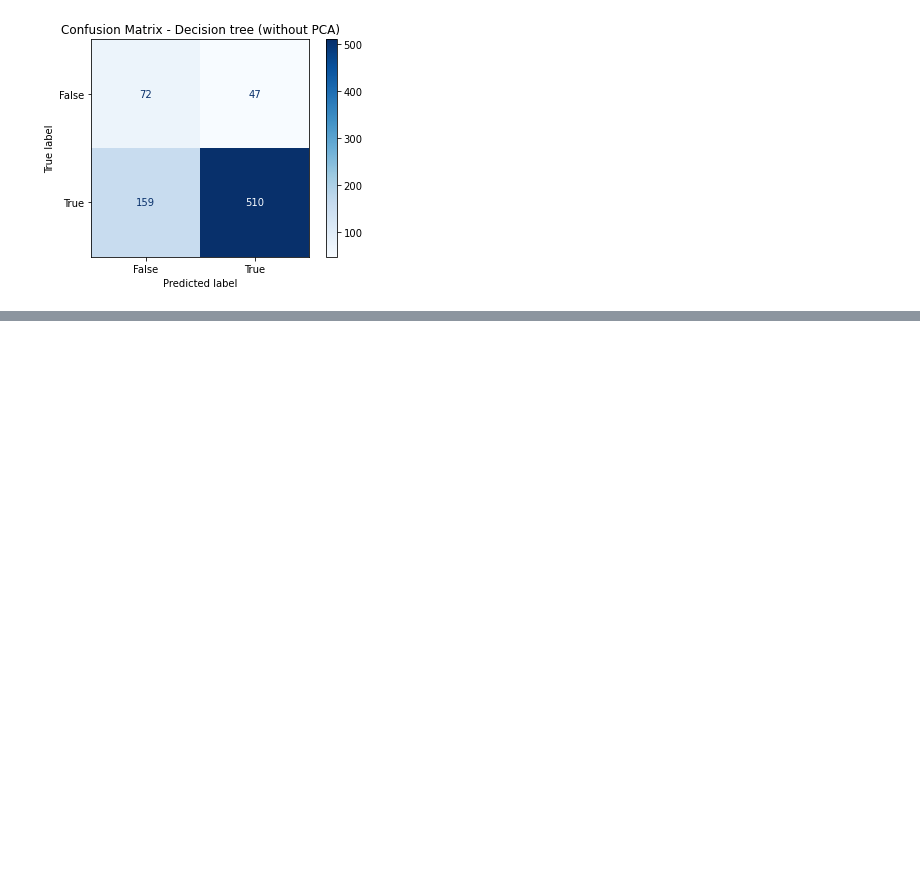
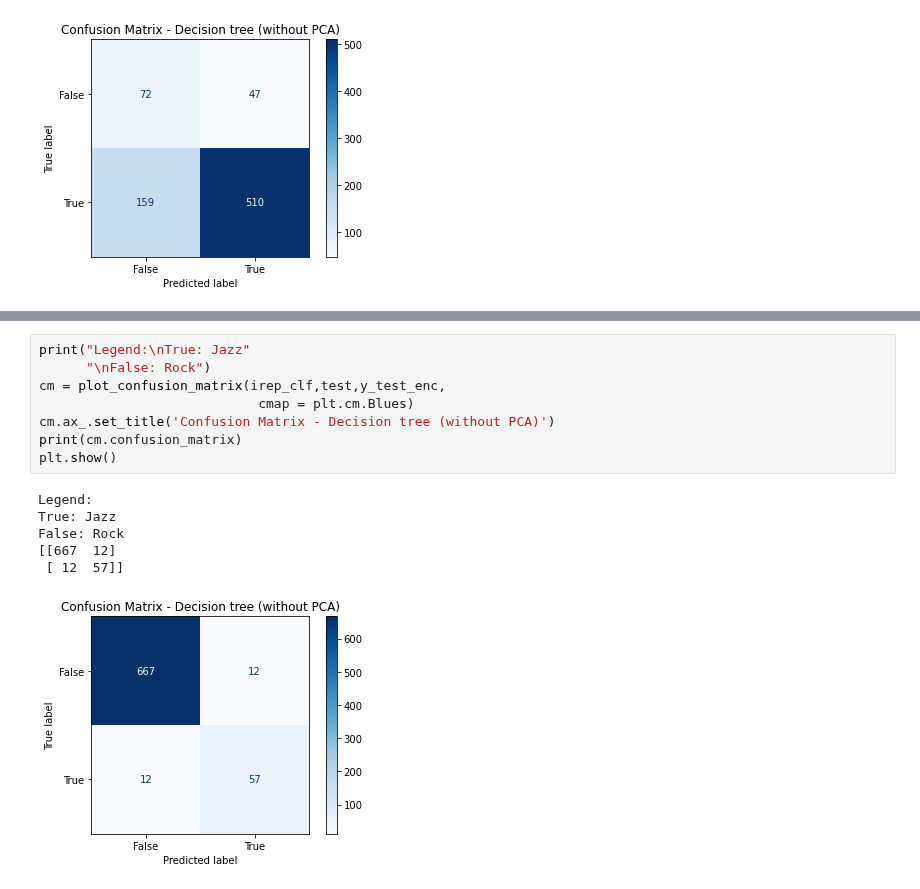
Before and after one commit to gaetanoantonicchio/DataMining-2, a Jupyter notebook: src/Module 2/Rule-Based/binary-rulebased_echo.ipynb, the cells around one changed output, grey strips where cells are left out. Drawn from its saved outputs; the diff is of its cells as text; blank space fills up the shorter version.

```diff
--- a/src/Module 2/Rule-Based/binary-rulebased_echo.ipynb
+++ b/src/Module 2/Rule-Based/binary-rulebased_echo.ipynb
@@ -263,0 +502,15 @@ False: Rock
+# %%
+print("Legend:\nTrue: Jazz"
+      "\nFalse: Rock")
+cm = plot_confusion_matrix(irep_clf,test,y_test_enc,
+                            cmap = plt.cm.Blues)
+cm.ax_.set_title('Confusion Matrix - Decision tree (without PCA)')
+print(cm.confusion_matrix)
+plt.show()
+# %% [output]
+Legend:
+True: Jazz
+False: Rock
+[[667  12]
+ [ 12  57]]
+[figure, added]
```
Also changed, not shown: parts of 23 cells of this notebook.
